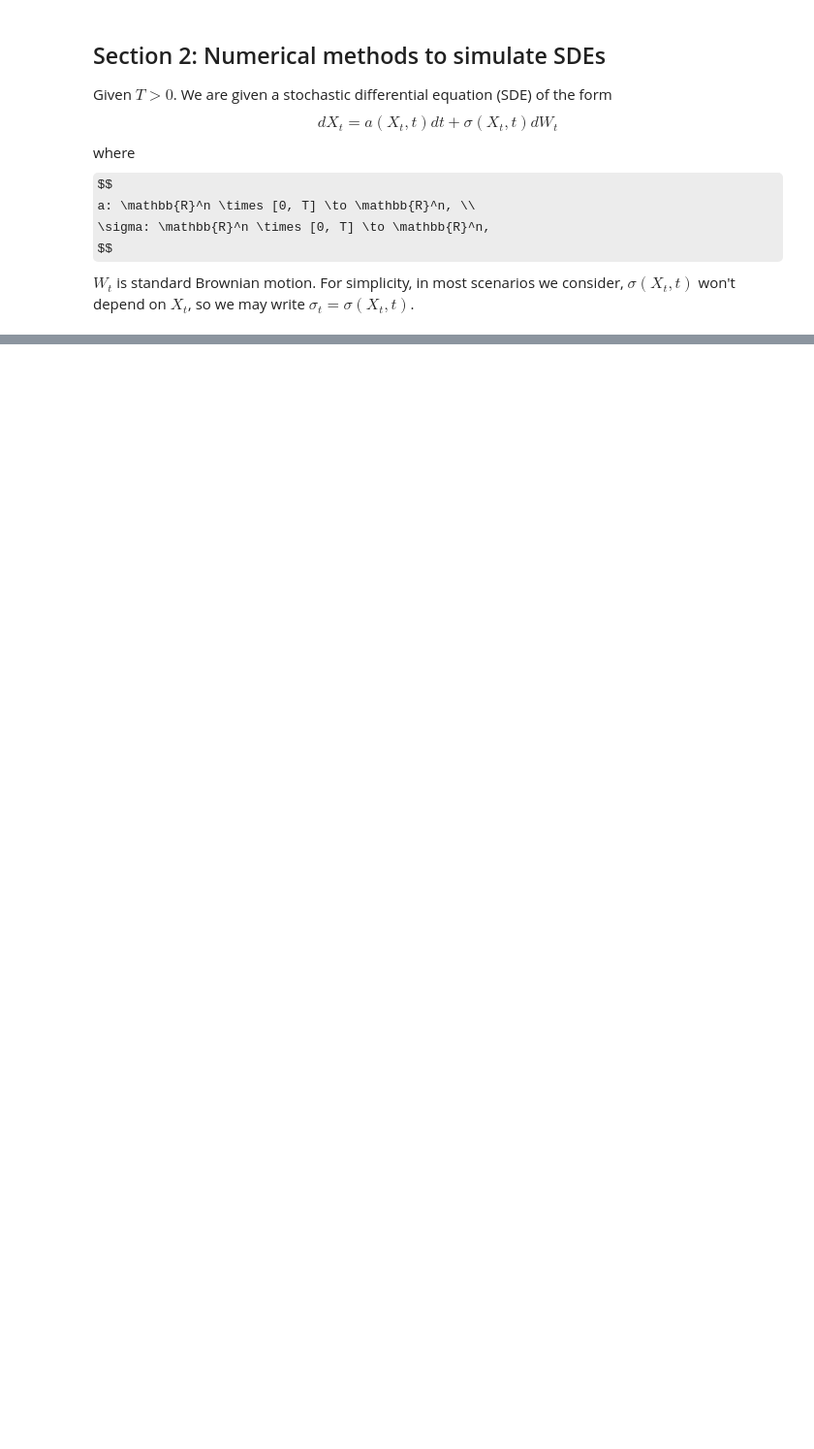
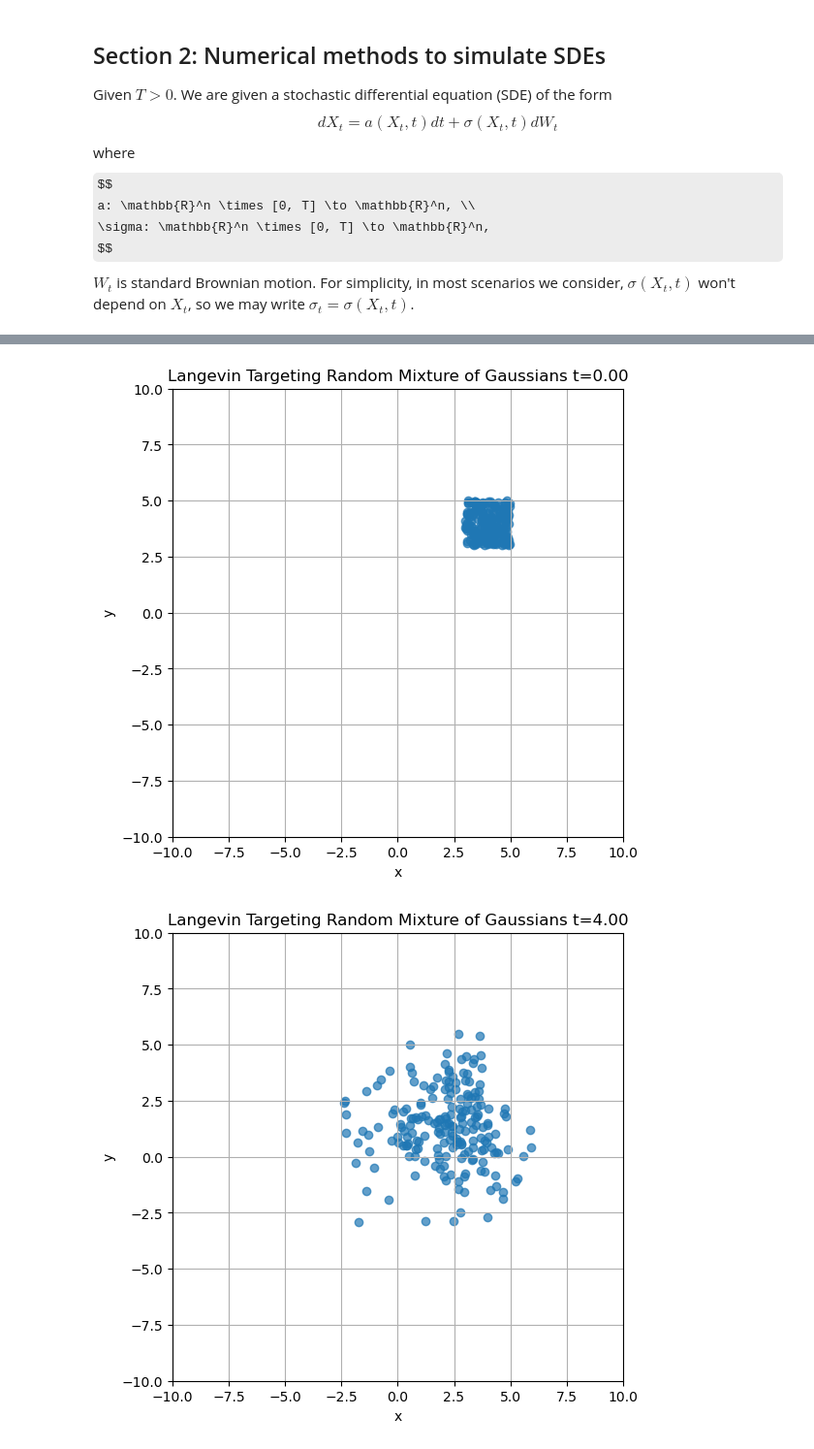
Before and after one commit to yuachen/course_diffusion_models, a Jupyter notebook: Exercise1/ex1.ipynb, the cells around one changed output, grey strips where cells are left out. Shown at 97% size. Saved outputs shown, nothing was run; the diff lists cells and outputs as text; code cells hidden in the pictures; some formulas as TeX source; blank space fills up the shorter version.

```diff
--- a/Exercise1/ex1.ipynb
+++ b/Exercise1/ex1.ipynb
@@ -270,0 +369,45 @@ Theoretical variance at time t: 10.0
+# %%
+# define Langevin SDE
+class Langevin(SDE):
+    def __init__(self, tar_density: Density, sigma: float = 1.0):
+        self.tar_density = tar_density
+        self.sigma = sigma
+
+    def drift(self, x, t):
+        # drift is the score function of the target density
+        return self.tar_density.score(x) * self.sigma**2 / 2
+
+    def diffusion(self, x, t):
+        return self.sigma * torch.ones_like(x)
+# %%
+# Simulate Langevin dynamics targeting the symmetric mixture of Gaussians
+num_trajs = 200
+num_iters = 100
+total_time = 40.0
+tar_density = densities["Random Mixture"]
+langevin = Langevin(tar_density=tar_density, sigma=np.sqrt(2.0))
+simulator = EulerMaruyama(langevin)
+# initialize at uniform on [3, 4]^2
+x0 = torch.rand(num_trajs, 2).to(device) * 2 + 3
+ts = torch.linspace(0, total_time, num_iters).to(device)
+trajectories = simulator.simulate_trajectory(x0, ts).cpu().numpy()
+# trajectories shape is (num_trajs, num_iters, 2)
+# plot trajectories
+
+def plot_per_iter(trajectories, total_time, num_iters):
+    for i in range(num_iters):
+        if i % 10 == 0:  # plot every 10th iter
+            plt.figure(figsize=(6, 6))
+            plt.scatter(trajectories[:, i, 0], trajectories[:, i, 1], alpha=0.7)
+            plt.title("Langevin Targeting Random Mixture of Gaussians t=%.2f" % (total_time/num_iters*i))
+            plt.xlabel("x")
+            plt.ylabel("y")
+            plt.xlim(-10, 10)
+            plt.ylim(-10, 10)
+            plt.grid()
+            plt.show()
+
+plot_per_iter(trajectories, total_time, num_iters)
+# %% [output]
+[figure, added]
+[figure, added]
```
Also changed, not shown: parts of 26 cells of this notebook, 1 other file.
